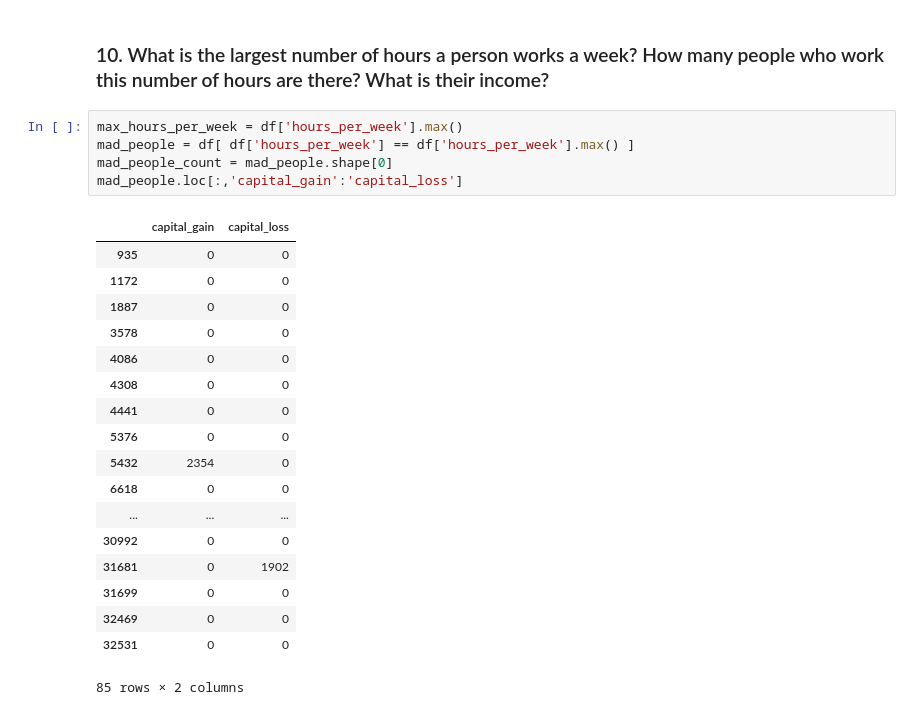
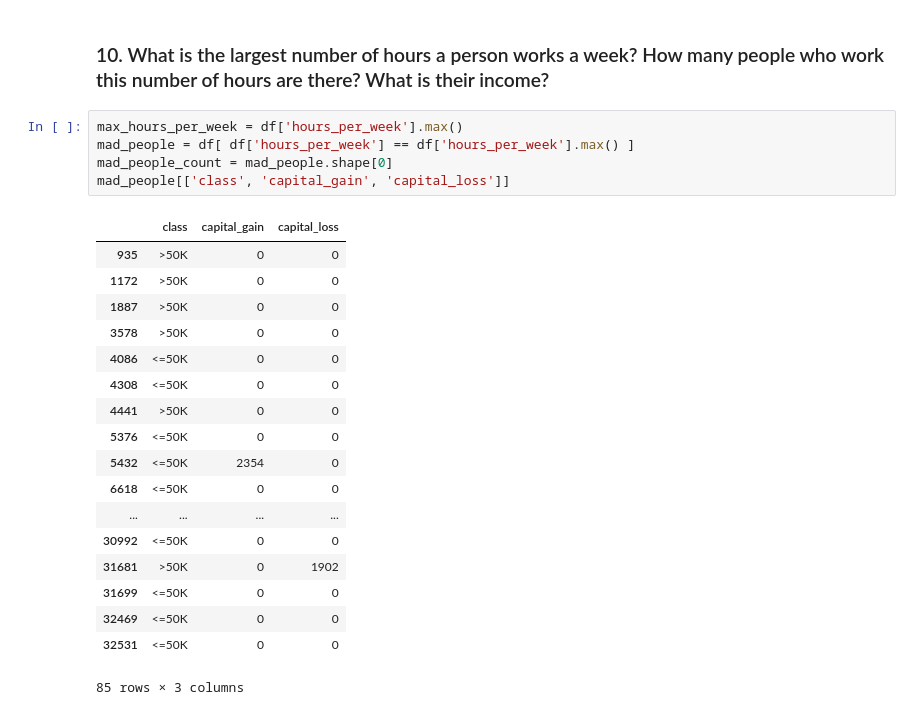
Before and after one commit to Kl1mn/PrPythonAtom, a Jupyter notebook: homeworks/03/Weeker/Вторник/Exercises.ipynb, the cells around one changed output. Drawn from its saved outputs; the diff is of its cells as text.

```diff
--- a/homeworks/03/Weeker/Вторник/Exercises.ipynb
+++ b/homeworks/03/Weeker/Вторник/Exercises.ipynb
@@ -130,24 +130,24 @@ Male is higher
 # %%
 max_hours_per_week = df['hours_per_week'].max()
 mad_people = df[ df['hours_per_week'] == df['hours_per_week'].max() ]
 mad_people_count = mad_people.shape[0]
-mad_people.loc[:,'capital_gain':'capital_loss']
+mad_people[['class', 'capital_gain', 'capital_loss']]
 # %% [output]
-|  | capital_gain | capital_loss |
-| 935 | 0 | 0 |
-| 1172 | 0 | 0 |
-| 1887 | 0 | 0 |
-| 3578 | 0 | 0 |
-| 4086 | 0 | 0 |
-| 4308 | 0 | 0 |
-| 4441 | 0 | 0 |
-| 5376 | 0 | 0 |
-| 5432 | 2354 | 0 |
-| 6618 | 0 | 0 |
-| ... | ... | ... |
-| 30992 | 0 | 0 |
-| 31681 | 0 | 1902 |
-| 31699 | 0 | 0 |
-| 32469 | 0 | 0 |
-| 32531 | 0 | 0 |
+|  | class | capital_gain | capital_loss |
+| 935 | >50K | 0 | 0 |
+| 1172 | >50K | 0 | 0 |
+| 1887 | >50K | 0 | 0 |
+| 3578 | >50K | 0 | 0 |
+| 4086 | <=50K | 0 | 0 |
+| 4308 | <=50K | 0 | 0 |
+| 4441 | >50K | 0 | 0 |
+| 5376 | <=50K | 0 | 0 |
+| 5432 | <=50K | 2354 | 0 |
+| 6618 | <=50K | 0 | 0 |
+| ... | ... | ... | ... |
+| 30992 | <=50K | 0 | 0 |
+| 31681 | >50K | 0 | 1902 |
+| 31699 | <=50K | 0 | 0 |
+| 32469 | <=50K | 0 | 0 |
+| 32531 | <=50K | 0 | 0 |
-85 rows × 2 columns
+85 rows × 3 columns
```
